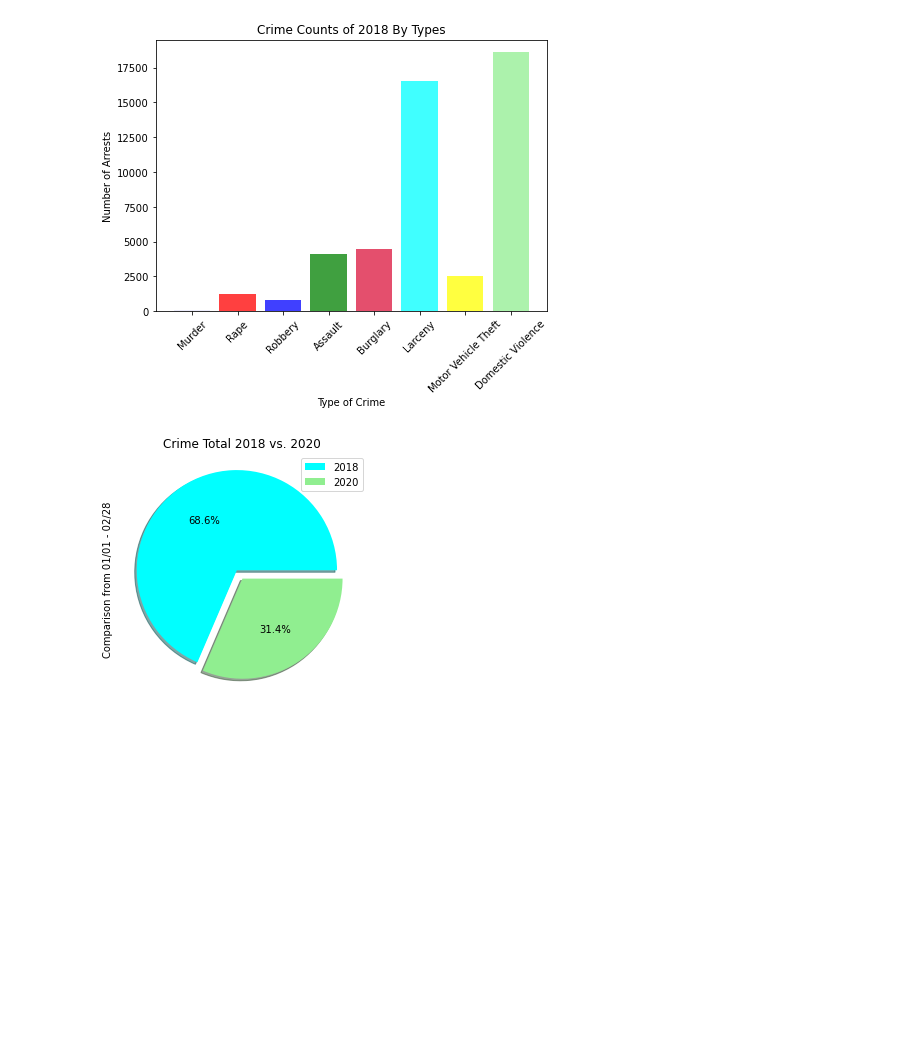
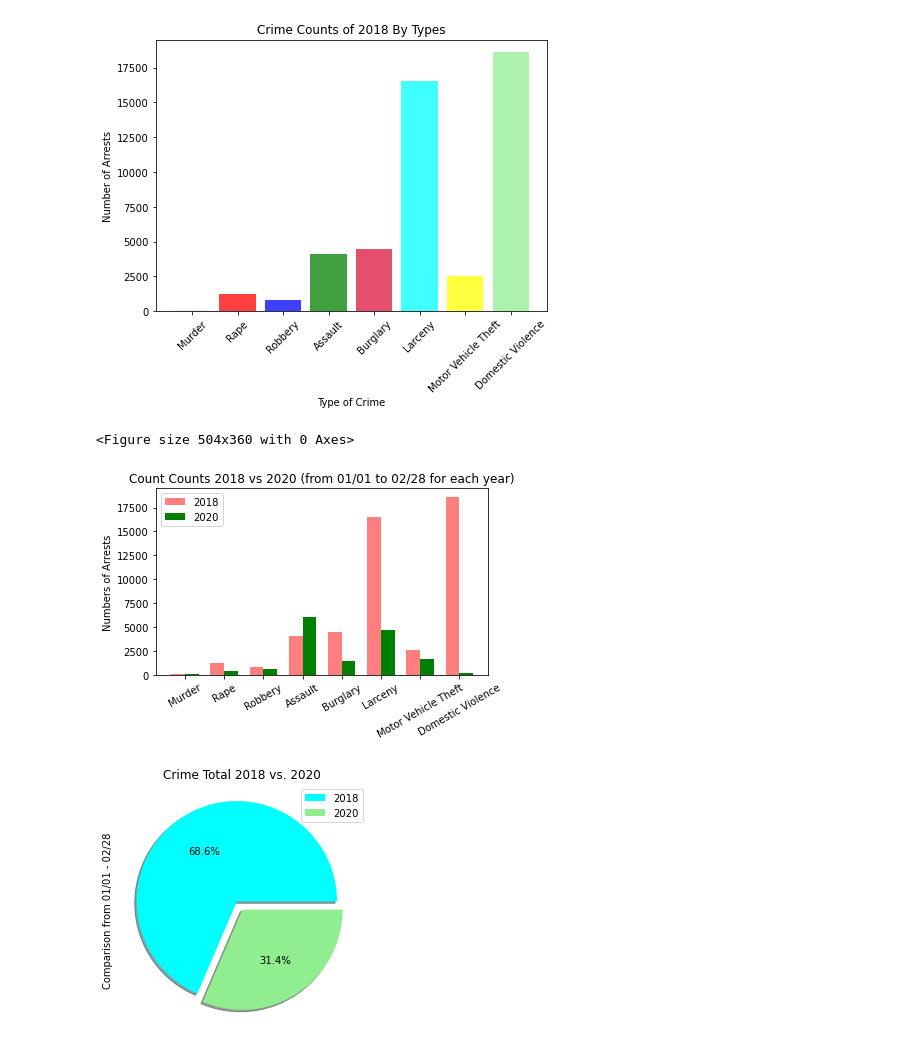
Before and after one commit to nehemiahdang/Project_1_Crime_Watchers, a Jupyter notebook: Detroit/Detroit, Michigan Crime Data(Final).ipynb, the cells around one changed output. Cells and saved outputs as stored; diff of their text form; code cells hidden in the pictures; blank space fills up the shorter version.

Commit message:
Adjusted graphs and code

```diff
--- a/Detroit/Detroit, Michigan Crime Data(Final).ipynb
+++ b/Detroit/Detroit, Michigan Crime Data(Final).ipynb
@@ -395,4 +395,34 @@ plt.savefig("Crime Counts 2018")
 plt.show()
 # %% [output]
 [figure]
+# %%
+# Combined Bar Graph of 2018 and 2020
+crime_types = ["Murder","Rape","Robbery","Assault","Burglary","Larceny","Motor Vehicle Theft","Domestic Violence"]
+counts_2018 = [murder_sum, rape_sum, robbery_sum, assault_sum, burglary_sum, larceny_sum, motor_sum, dv_sum]
+counts_2020 = [murder_count, rape_count, robbery_count, assault_count, burglary_count, larceny_count, motor_count, dom_violence_count]
+
+# Setting the x axis with the number of types of crimes & adding width to separate the 2 bars
+x_axis = np.arange(len(crime_types))
+width = 0.35
+
+plt.figure(figsize=(7,5))
+
+# Used subplot() to graph them side by side for easier comparison & adjusted the outcome of each bar to sit next to each other, rather than overlapping
+fig, ax = plt.subplots()
+bar2018 = ax.bar(x_axis - width/2, counts_2018, width, label="2018", color='red',alpha=0.5)
+bar2020 = ax.bar(x_axis + width/2, counts_2020, width, label="2020", color='green')
+
+# Set the title, y label and ticks for the x label, to have the names
+ax.set_title("Count Counts 2018 vs 2020 (from 01/01 to 02/28 for each year)")
+ax.set_ylabel("Numbers of Arrests")
+ax.set_xticks(x_axis)
+ax.set_xticklabels(crime_types, rotation=30)
+ax.legend()
+
+fig.tight_layout()
+plt.savefig("Bar Crime Counts 2018 vs 2020")
+plt.show()
+# %% [output]
+<Figure size 504x360 with 0 Axes>
+[figure, added]
 # %%
```
Also changed, not shown: parts of 4 cells of this notebook, 4 other files.
